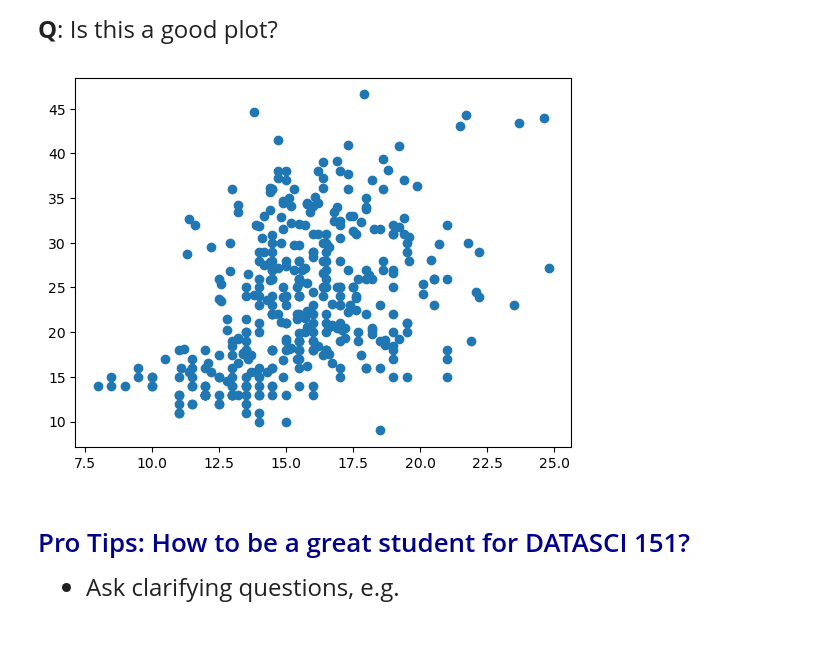
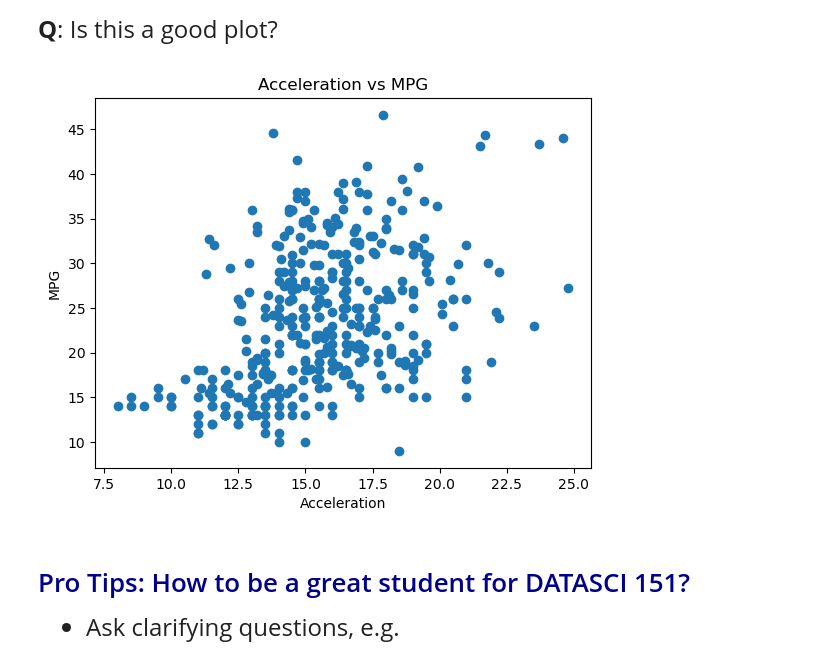
Before and after one commit to AlecAnghel/datasci151spring2026, a Jupyter notebook: lecture_02/lecture_02_my_copy.ipynb, the cells around one changed output. Drawn from its saved outputs; the diff is of its cells as text; code cells hidden in the pictures; blank space fills up the shorter version.

```diff
--- a/lecture_02/lecture_02_my_copy.ipynb
+++ b/lecture_02/lecture_02_my_copy.ipynb
@@ -375,10 +383,13 @@ plt.show()
 # %%
 # Try another scatter plot with x = "acceleration"
 
 plt.scatter(x = carfeatures["acceleration"], y = carfeatures["mpg"])
+plt.xlabel("Acceleration")
+plt.ylabel("MPG")
+plt.title("Acceleration vs MPG")
 plt.show()
 # %% [output]
-[figure, old version]
+[figure, new version]
 # %% [markdown]
 
 
```
Also changed, not shown: parts of 1 cell of this notebook, 1 other file.
